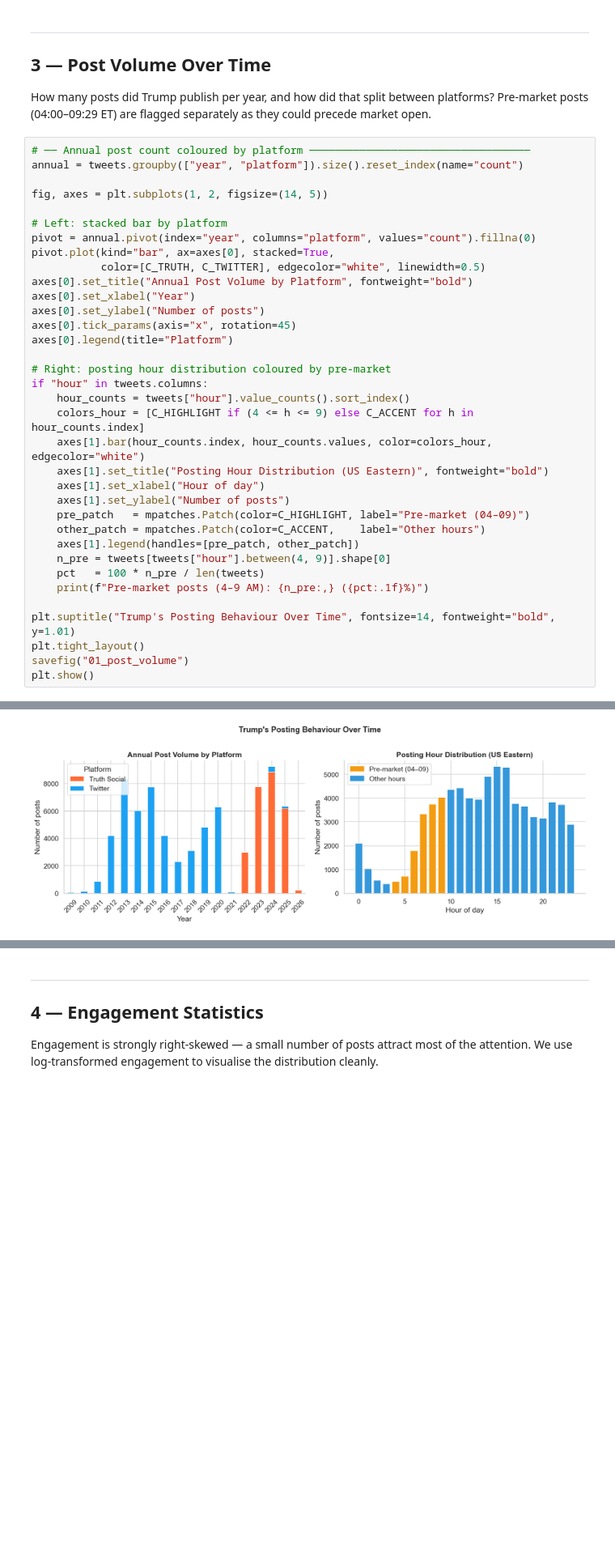
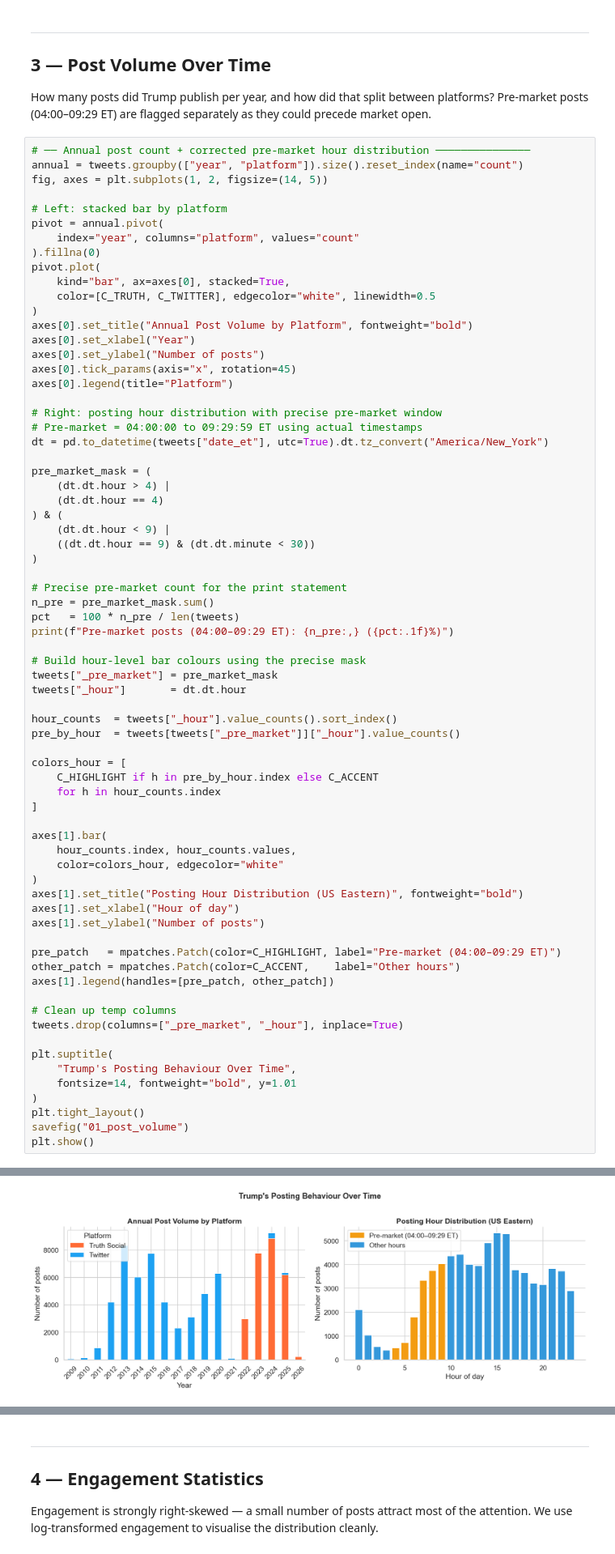
Before and after one commit to deercarla/trump-tweets-nlp, a Jupyter notebook: 4_eda/EDA.ipynb, the cells around one changed output, grey strips where cells are left out. Shown at 81% size. Cells and saved outputs as stored; diff of their text form; blank space fills up the shorter version.

```diff
--- a/4_eda/EDA.ipynb
+++ b/4_eda/EDA.ipynb
@@ -133,37 +133,72 @@ Date range   : 2009-05-04 → 2026-01-08
 How many posts did Trump publish per year, and how did that split between platforms?
 Pre-market posts (04:00–09:29 ET) are flagged separately as they could precede market open.
 # %%
-# ── Annual post count coloured by platform ───────────────────────────────────
+# ── Annual post count + corrected pre-market hour distribution ───────────────
 annual = tweets.groupby(["year", "platform"]).size().reset_index(name="count")
-
 fig, axes = plt.subplots(1, 2, figsize=(14, 5))
 
 # Left: stacked bar by platform
-pivot = annual.pivot(index="year", columns="platform", values="count").fillna(0)
-pivot.plot(kind="bar", ax=axes[0], stacked=True,
-           color=[C_TRUTH, C_TWITTER], edgecolor="white", linewidth=0.5)
+pivot = annual.pivot(
+    index="year", columns="platform", values="count"
+).fillna(0)
+pivot.plot(
+    kind="bar", ax=axes[0], stacked=True,
+    color=[C_TRUTH, C_TWITTER], edgecolor="white", linewidth=0.5
+)
 axes[0].set_title("Annual Post Volume by Platform", fontweight="bold")
 axes[0].set_xlabel("Year")
 axes[0].set_ylabel("Number of posts")
 axes[0].tick_params(axis="x", rotation=45)
 axes[0].legend(title="Platform")
 
-# Right: posting hour distribution coloured by pre-market
-if "hour" in tweets.columns:
-    hour_counts = tweets["hour"].value_counts().sort_index()
-    colors_hour = [C_HIGHLIGHT if (4 <= h <= 9) else C_ACCENT for h in hour_counts.index]
-    axes[1].bar(hour_counts.index, hour_counts.values, color=colors_hour, edgecolor="white")
-    axes[1].set_title("Posting Hour Distribution (US Eastern)", fontweight="bold")
-    axes[1].set_xlabel("Hour of day")
-    axes[1].set_ylabel("Number of posts")
-    pre_patch   = mpatches.Patch(color=C_HIGHLIGHT, label="Pre-market (04–09)")
-    other_patch = mpatches.Patch(color=C_ACCENT,    label="Other hours")
-    axes[1].legend(handles=[pre_patch, other_patch])
-    n_pre = tweets[tweets["hour"].between(4, 9)].shape[0]
-    pct   = 100 * n_pre / len(tweets)
-    print(f"Pre-market posts (4–9 AM): {n_pre:,} ({pct:.1f}%)")
+# Right: posting hour distribution with precise pre-market window
+# Pre-market = 04:00:00 to 09:29:59 ET using actual timestamps
+dt = pd.to_datetime(tweets["date_et"], utc=True).dt.tz_convert("America/New_York")
 
-plt.suptitle("Trump's Posting Behaviour Over Time", fontsize=14, fontweight="bold", y=1.01)
+pre_market_mask = (
+    (dt.dt.hour > 4) |
+    (dt.dt.hour == 4)
+) & (
+    (dt.dt.hour < 9) |
+    ((dt.dt.hour == 9) & (dt.dt.minute < 30))
+)
+
+# Precise pre-market count for the print statement
+n_pre = pre_market_mask.sum()
+pct   = 100 * n_pre / len(tweets)
+print(f"Pre-market posts (04:00–09:29 ET): {n_pre:,} ({pct:.1f}%)")
+
+# Build hour-level bar colours using the precise mask
+tweets["_pre_market"] = pre_market_mask
+tweets["_hour"]       = dt.dt.hour
+
+hour_counts  = tweets["_hour"].value_counts().sort_index()
+pre_by_hour  = tweets[tweets["_pre_market"]]["_hour"].value_counts()
+
+colors_hour = [
+    C_HIGHLIGHT if h in pre_by_hour.index else C_ACCENT
+    for h in hour_counts.index
+]
+
+axes[1].bar(
+    hour_counts.index, hour_counts.values,
+    color=colors_hour, edgecolor="white"
+)
+axes[1].set_title("Posting Hour Distribution (US Eastern)", fontweight="bold")
+axes[1].set_xlabel("Hour of day")
+axes[1].set_ylabel("Number of posts")
+
+pre_patch   = mpatches.Patch(color=C_HIGHLIGHT, label="Pre-market (04:00–09:29 ET)")
+other_patch = mpatches.Patch(color=C_ACCENT,    label="Other hours")
+axes[1].legend(handles=[pre_patch, other_patch])
+
+# Clean up temp columns
+tweets.drop(columns=["_pre_market", "_hour"], inplace=True)
+
+plt.suptitle(
+    "Trump's Posting Behaviour Over Time",
+    fontsize=14, fontweight="bold", y=1.01
+)
 plt.tight_layout()
 savefig("01_post_volume")
 plt.show()
@@ -172,2 +207,2 @@ Pre-market posts (4–9 AM): 14,129 (18.9%)
   Saved: 01_post_volume.png
-[figure, old version]
+[figure, new version]
```
Also changed, not shown: parts of 3 cells of this notebook, 3 other files.
